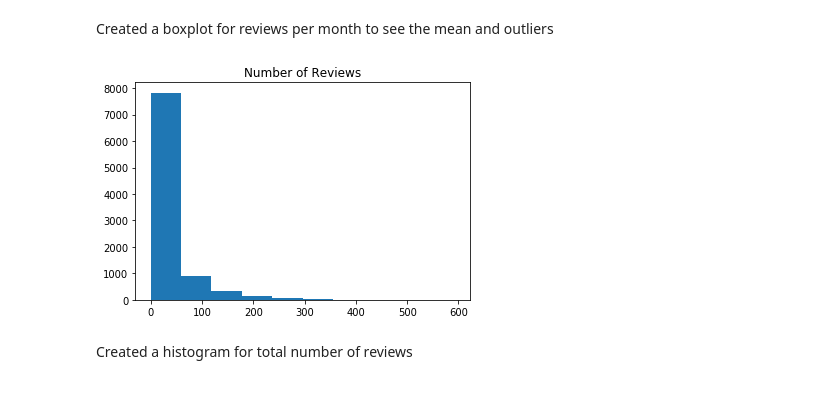
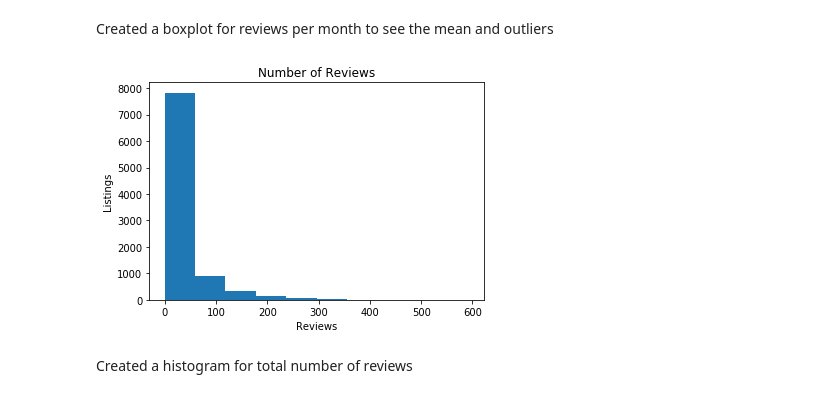
Before and after one commit to emett75/Unit-1-Capstone, a Jupyter notebook: Unit 1 Capstone.ipynb, the cells around one changed output. Saved outputs shown, nothing was run; the diff lists cells and outputs as text; code cells hidden in the pictures.

```diff
--- a/Unit 1 Capstone.ipynb
+++ b/Unit 1 Capstone.ipynb
@@ -160,9 +159,11 @@ Created a boxplot for reviews per month to see the mean and outliers
 # %%
 plt.hist(athens.number_of_reviews.dropna())
 plt.title('Number of Reviews')
+plt.xlabel('Reviews')
+plt.ylabel('Listings')
 plt.show()
 # %% [output]
-[figure, old version]
+[figure, new version]
 # %% [markdown]
 Created a histogram for total number of reviews
 # %%
```
Also changed, not shown: parts of 21 cells of this notebook.
